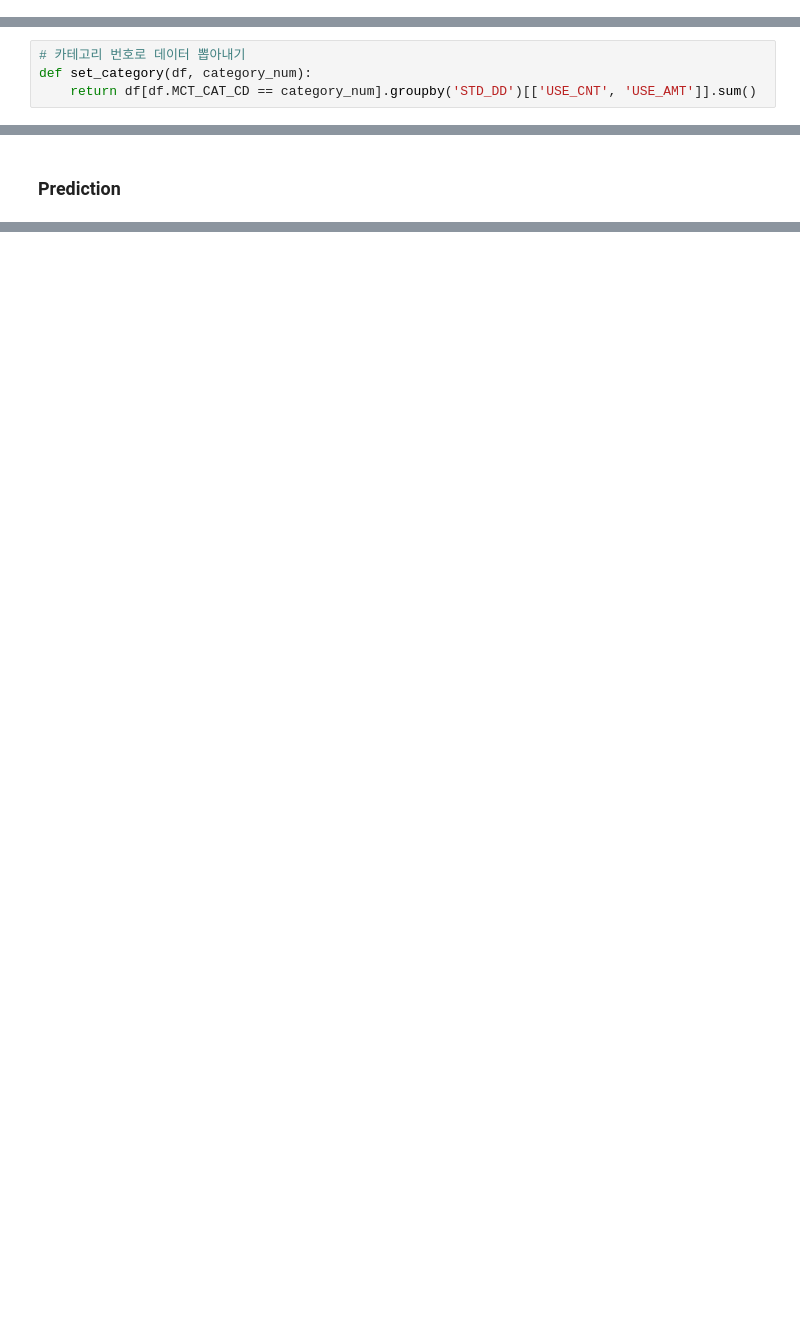
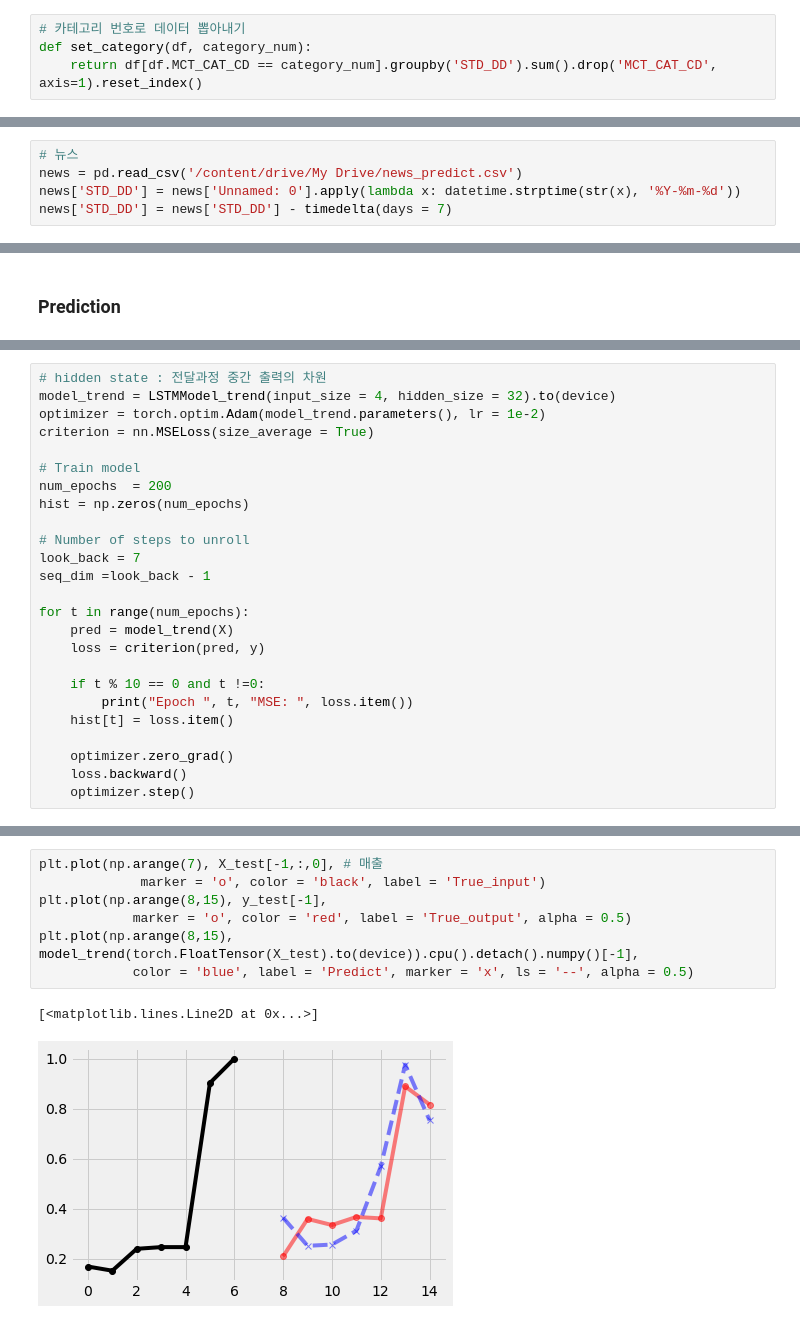
Before and after one commit to yoouza/bigcontest, a Jupyter notebook: data_analysis/Various_Models.ipynb, the cells around one changed output, grey strips where cells are left out. Drawn from its saved outputs; the diff is of its cells as text; blank space fills up the shorter version.

```diff
--- a/data_analysis/Various_Models.ipynb
+++ b/data_analysis/Various_Models.ipynb
@@ -107,3 +82,7 @@ nowon2020 = sum_korean_foreigner(nowon2020, nowon2020_foreigner)
+# %%
+# 카테고리 번호로 데이터 뽑아내기
+def set_category(df, category_num):
+    return df[df.MCT_CAT_CD == category_num].groupby('STD_DD').sum().drop('MCT_CAT_CD', axis=1).reset_index()
 # %%
 # 코로나
 covid = pd.read_csv('/content/drive/My Drive/COVID-19_TimeProvince.csv')
@@ -151,4 +101,0 @@ covid
-# %%
-# 카테고리 번호로 데이터 뽑아내기
-def set_category(df, category_num):
-    return df[df.MCT_CAT_CD == category_num].groupby('STD_DD')[['USE_CNT', 'USE_AMT']].sum()
@@ -172 +102,6 @@ set_category(jung2019, 20)
+# %%
+# 뉴스
+news = pd.read_csv('/content/drive/My Drive/news_predict.csv')
+news['STD_DD'] = news['Unnamed: 0'].apply(lambda x: datetime.strptime(str(x), '%Y-%m-%d'))
+news['STD_DD'] = news['STD_DD'] - timedelta(days = 7)
 # %% [markdown]
@@ -427,0 +365,25 @@ See the caveats in the documentation: https://pandas.pydata.org/pandas-docs/stab
+# %%
+# hidden state : 전달과정 중간 출력의 차원
+model_trend = LSTMModel_trend(input_size = 4, hidden_size = 32).to(device)
+optimizer = torch.optim.Adam(model_trend.parameters(), lr = 1e-2)
+criterion = nn.MSELoss(size_average = True)
+
+# Train model
+num_epochs  = 200
+hist = np.zeros(num_epochs)
+
+# Number of steps to unroll
+look_back = 7
+seq_dim =look_back - 1
+
+for t in range(num_epochs):
+    pred = model_trend(X)
+    loss = criterion(pred, y)
+
+    if t % 10 == 0 and t !=0:
+        print("Epoch ", t, "MSE: ", loss.item())
+    hist[t] = loss.item()
+
+    optimizer.zero_grad()
+    loss.backward()
+    optimizer.step()
@@ -427,0 +454,10 @@ See the caveats in the documentation: https://pandas.pydata.org/pandas-docs/stab
+# %%
+plt.plot(np.arange(7), X_test[-1,:,0], # 매출
+             marker = 'o', color = 'black', label = 'True_input')
+plt.plot(np.arange(8,15), y_test[-1],
+            marker = 'o', color = 'red', label = 'True_output', alpha = 0.5)
+plt.plot(np.arange(8,15), model_trend(torch.FloatTensor(X_test).to(device)).cpu().detach().numpy()[-1],
+            color = 'blue', label = 'Predict', marker = 'x', ls = '--', alpha = 0.5)
+# %% [output]
+[<matplotlib.lines.Line2D at 0x...>]
+[figure, added]
```
Also changed, not shown: parts of 59 cells of this notebook.
